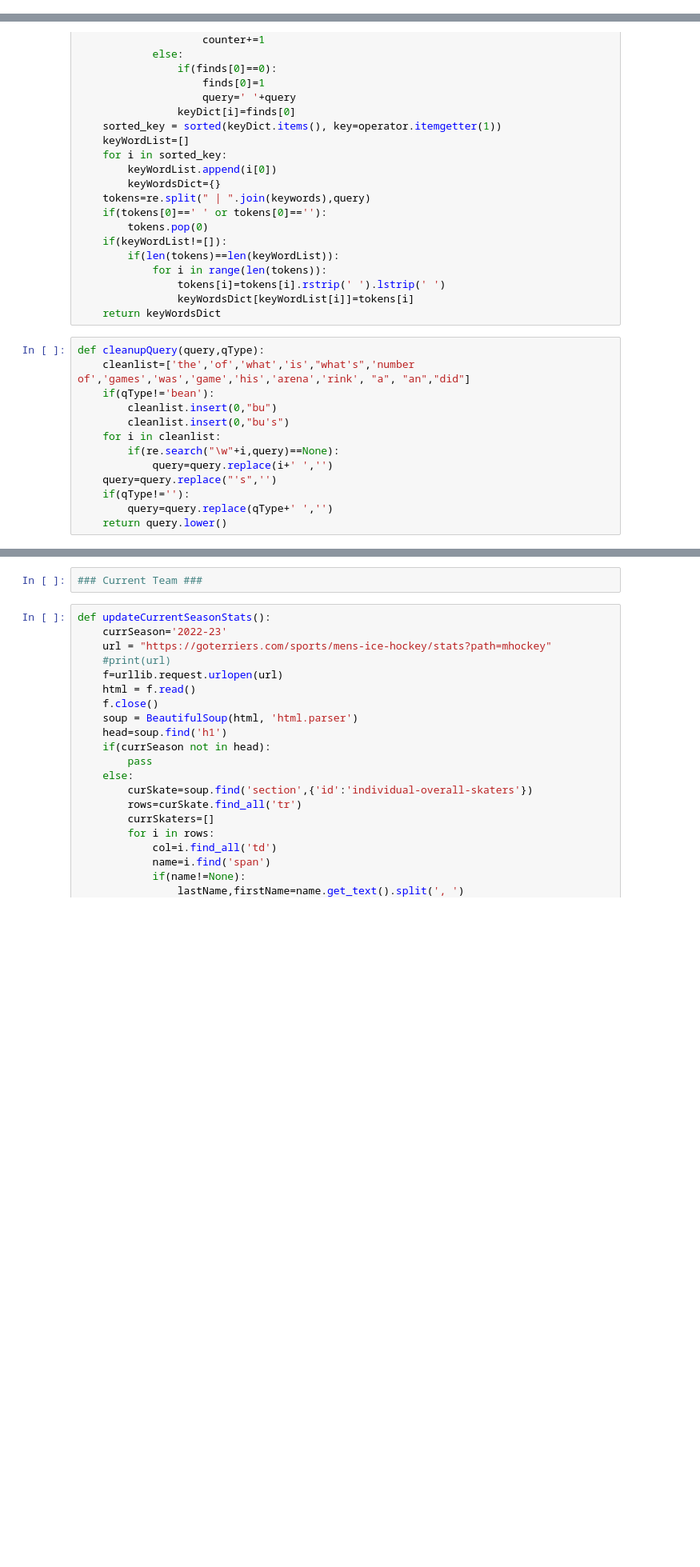
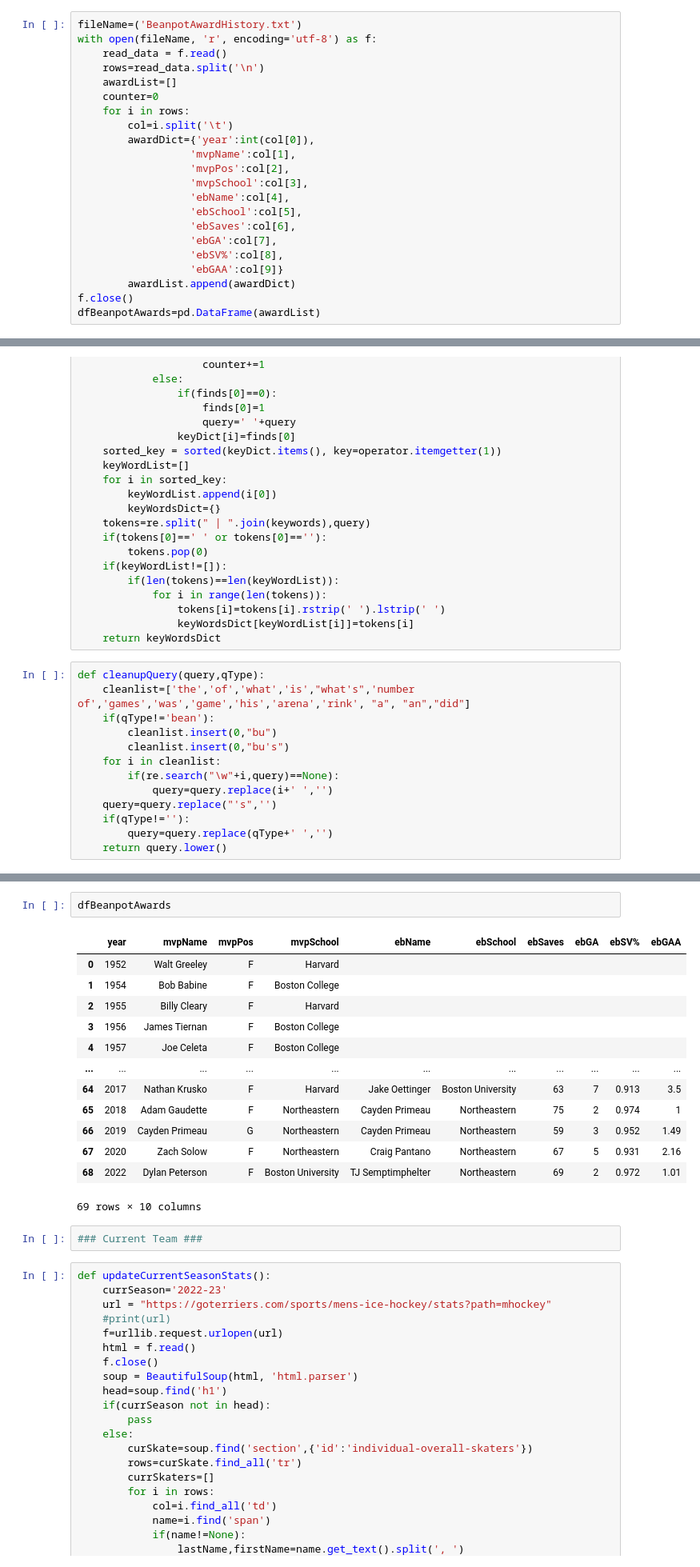
Before and after one commit to redsoxfan2194/buhockeystats, a Jupyter notebook: BU Record Book-Clean.ipynb, the cells around one changed output, grey strips where cells are left out. Shown at 80% size. Drawn from its saved outputs; the diff is of its cells as text; blank space fills up the shorter version.

Commit message:
add beanpot awards

```diff
--- a/BU Record Book-Clean.ipynb
+++ b/BU Record Book-Clean.ipynb
@@ -498,6 +498,28 @@ with open(fileName, 'r', encoding='utf-8') as f:
             beanList.append(beanDict)
 f.close()
 dfBeanpot=pd.DataFrame(beanList)
+# %%
+fileName=('BeanpotAwardHistory.txt')
+with open(fileName, 'r', encoding='utf-8') as f:
+    read_data = f.read()
+    rows=read_data.split('\n')
+    awardList=[]
+    counter=0
+    for i in rows:
+        col=i.split('\t')
+        awardDict={'year':int(col[0]),
+                  'mvpName':col[1],
+                  'mvpPos':col[2],
+                  'mvpSchool':col[3],
+                  'ebName':col[4],
+                  'ebSchool':col[5],
+                  'ebSaves':col[6],
+                  'ebGA':col[7],
+                  'ebSV%':col[8],
+                  'ebGAA':col[9]}
+        awardList.append(awardDict)
+f.close()
+dfBeanpotAwards=pd.DataFrame(awardList)
 # %%
 def determineQueryType(query):
     qType=''
@@ -1610,3 +1674,19 @@ dfGames.loc[(dfGames['coach'].str.contains("parker",case=False)) & (dfGames['tou
+# %%
+dfBeanpotAwards
+# %% [output]
+|  | year | mvpName | mvpPos | mvpSchool | ebName | ebSchool | ebSaves | ebGA | ebSV% | ebGAA |
+| 0 | 1952 | Walt Greeley | F | Harvard |  |  |  |  |  |  |
+| 1 | 1954 | Bob Babine | F | Boston College |  |  |  |  |  |  |
+| 2 | 1955 | Billy Cleary | F | Harvard |  |  |  |  |  |  |
+| 3 | 1956 | James Tiernan | F | Boston College |  |  |  |  |  |  |
+| 4 | 1957 | Joe Celeta | F | Boston College |  |  |  |  |  |  |
+| ... | ... | ... | ... | ... | ... | ... | ... | ... | ... | ... |
+| 64 | 2017 | Nathan Krusko | F | Harvard | Jake Oettinger | Boston University | 63 | 7 | 0.913 | 3.5 |
+| 65 | 2018 | Adam Gaudette | F | Northeastern | Cayden Primeau | Northeastern | 75 | 2 | 0.974 | 1 |
+| 66 | 2019 | Cayden Primeau | G | Northeastern | Cayden Primeau | Northeastern | 59 | 3 | 0.952 | 1.49 |
+| 67 | 2020 | Zach Solow | F | Northeastern | Craig Pantano | Northeastern | 67 | 5 | 0.931 | 2.16 |
+| 68 | 2022 | Dylan Peterson | F | Boston University | TJ Semptimphelter | Northeastern | 69 | 2 | 0.972 | 1.01 |
+69 rows × 10 columns
 # %%
 ### Current Team ###
 # %%
```
Also changed, not shown: parts of 6 cells of this notebook, 4 other files.
